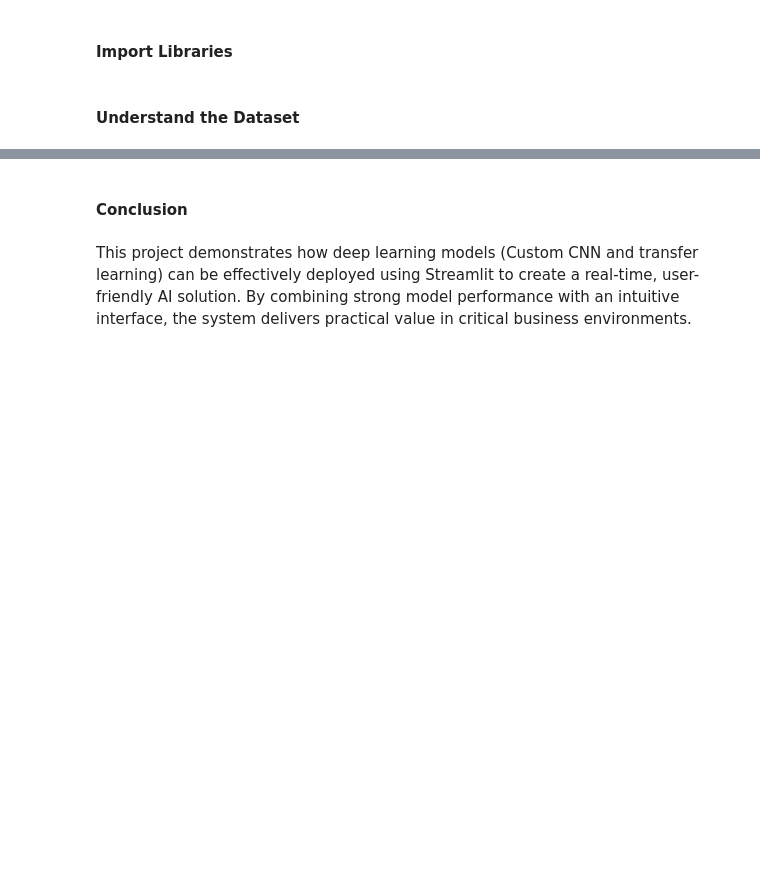
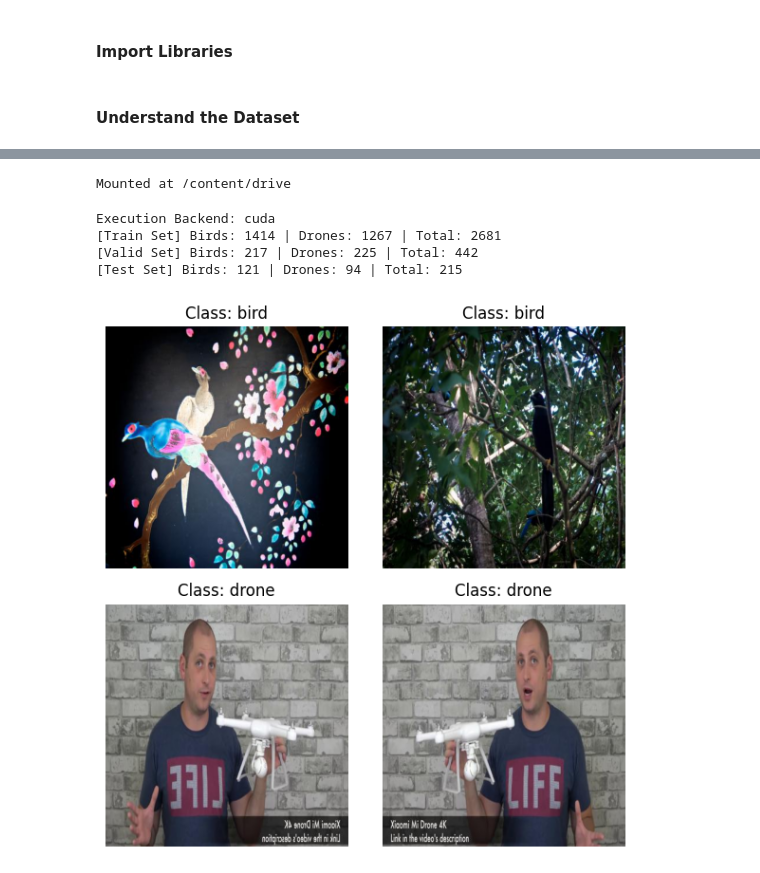
Before and after one commit to abishek-murugan/aerial_object_classification, a Jupyter notebook: notebooks/Aerial_Object_Classification_using_Deep_Learning.ipynb, the cells around one changed output, grey strips where cells are left out. Saved outputs shown, nothing was run; the diff lists cells and outputs as text; code cells hidden in the pictures; blank space fills up the shorter version.

```diff
--- a/notebooks/Aerial_Object_Classification_using_Deep_Learning.ipynb
+++ b/notebooks/Aerial_Object_Classification_using_Deep_Learning.ipynb
@@ -304,4 +26,71 @@ preprocess_image(10)
-# %% [markdown]
-#### Conclusion
-# %% [markdown]
-This project demonstrates how deep learning models (Custom CNN and transfer learning) can be effectively deployed using Streamlit to create a real-time, user-friendly AI solution. By combining strong model performance with an intuitive interface, the system delivers practical value in critical business environments.
+# %%
+from google.colab import drive
+drive.mount('/content/drive')
+
+# Copy everything from Drive to Colab's high-speed local storage
+!cp -r /content/drive/MyDrive/dataset /content
+# %% [output]
+Mounted at /content/drive
+# %%
+import os
+import copy
+import time
+import glob
+import torch
+import torch.nn as nn
+import torch.optim as optim
+import numpy as np
+import matplotlib.pyplot as plt
+import seaborn as sns
+from PIL import Image
+from tqdm import tqdm
+from torch.utils.data import DataLoader
+from torchvision import datasets, transforms, models
+from torch.optim.lr_scheduler import ReduceLROnPlateau
+from sklearn.metrics import classification_report, confusion_matrix
+
+# Configure global execution settings
+torch.manual_seed(42)
+device = torch.device("cuda" if torch.cuda.is_available() else "cpu")
+print(f"Execution Backend: {device}")
+
+# Path definitions
+train_path = "/content/dataset/train"
+valid_path = "/content/dataset/valid"
+test_path = "/content/dataset/test"
+
+splits = [("Train", train_path), ("Valid", valid_path), ("Test", test_path)]
+performance_summary = {}
+
+for split_name, split_path in splits:
+    if os.path.exists(split_path):
+        birds = len(glob.glob(os.path.join(split_path, "bird/*")))
+        drones = len(glob.glob(os.path.join(split_path, "drone/*")))
+        print(f"[{split_name} Set] Birds: {birds} | Drones: {drones} | Total: {birds + drones}")
+
+        # Quantify class imbalance
+        imbalance_ratio = max(birds, drones) / (min(birds, drones) + 1e-6)
+        if imbalance_ratio > 1.5:
+            print(f"  Note: Class imbalance detected in {split_name} (Ratio: {imbalance_ratio:.2f}:1)")
+    else:
+        print(f"Error: Missing path at {split_path}")
+
+def inspect_and_save_samples(base_path, num_samples=2):
+    fig, axes = plt.subplots(2, num_samples, figsize=(6, 6))
+    for idx, class_name in enumerate(["bird", "drone"]):
+        img_paths = glob.glob(os.path.join(base_path, class_name, "*"))[:num_samples]
+        for i, img_path in enumerate(img_paths):
+            img = Image.open(img_path)
+            axes[idx, i].imshow(img)
+            axes[idx, i].set_title(f"Class: {class_name}")
+            axes[idx, i].axis('off')
+    plt.tight_layout()
+    plt.savefig('dataset_samples.png')
+    plt.show()
+inspect_and_save_samples(train_path)
+# %% [output]
+Execution Backend: cuda
+[Train Set] Birds: 1414 | Drones: 1267 | Total: 2681
+[Valid Set] Birds: 217 | Drones: 225 | Total: 442
+[Test Set] Birds: 121 | Drones: 94 | Total: 215
+[figure, added]
```
Also changed, not shown: parts of 56 cells of this notebook.
